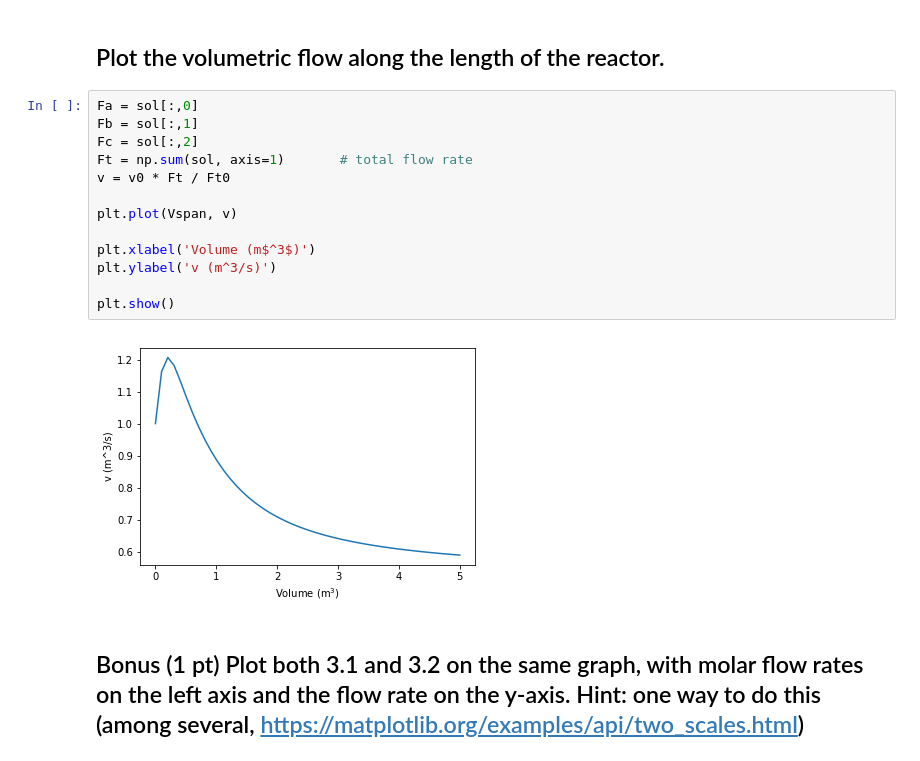
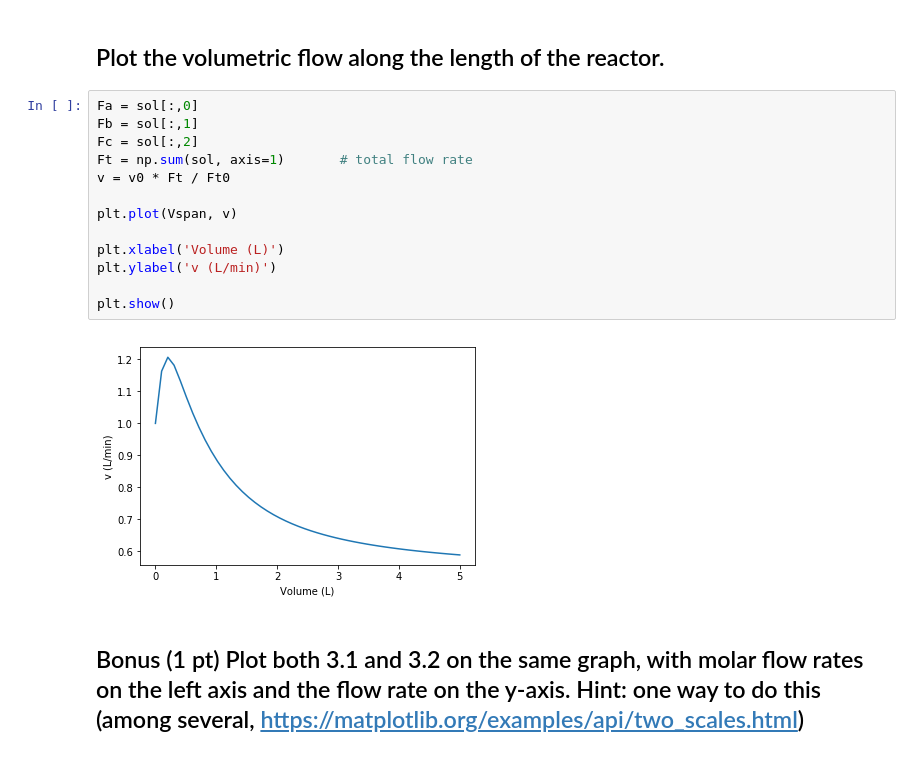
Before and after one commit to vikeinstein/f18-06625, a Jupyter notebook: assignments/HW3-solution.ipynb, the cells around one changed output. Drawn from its saved outputs; the diff is of its cells as text.

Commit message:
typo fixed
3.2 figure unit

```diff
--- a/assignments/HW3-solution.ipynb
+++ b/assignments/HW3-solution.ipynb
@@ -250,18 +250,18 @@ plt.show()
 # %%
 Fa = sol[:,0]
 Fb = sol[:,1]
 Fc = sol[:,2]
 Ft = np.sum(sol, axis=1)       # total flow rate
 v = v0 * Ft / Ft0
 
 plt.plot(Vspan, v)
 
-plt.xlabel('Volume (m$^3$)')
-plt.ylabel('v (m^3/s)')
+plt.xlabel('Volume (L)')
+plt.ylabel('v (L/min)')
 
 plt.show()
 # %% [output]
-[figure, old version]
+[figure, new version]
 # %% [markdown]
 ## Bonus (1 pt) Plot both 3.1 and 3.2 on the same graph, with molar flow rates on the left axis and the flow rate on the y-axis. Hint: one way to do this (among several, https://matplotlib.org/examples/api/two_scales.html)
 # %%
```
